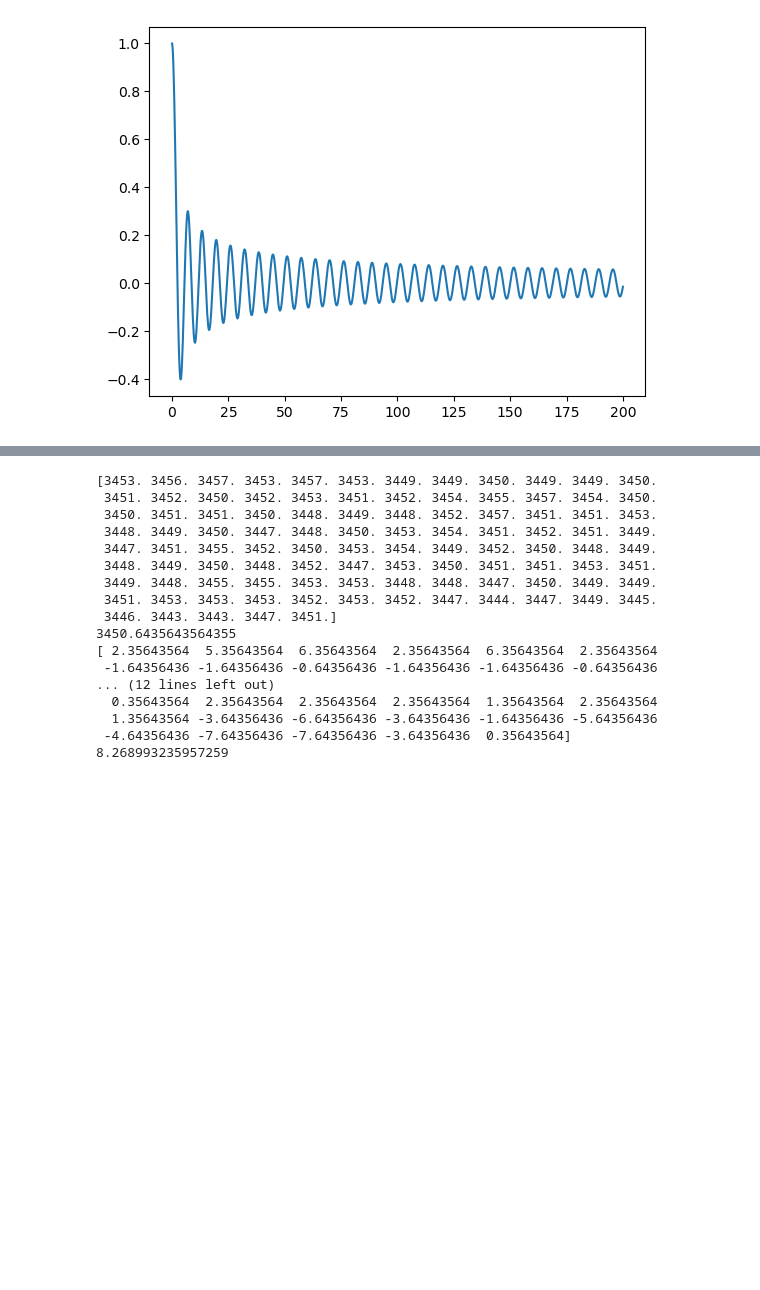
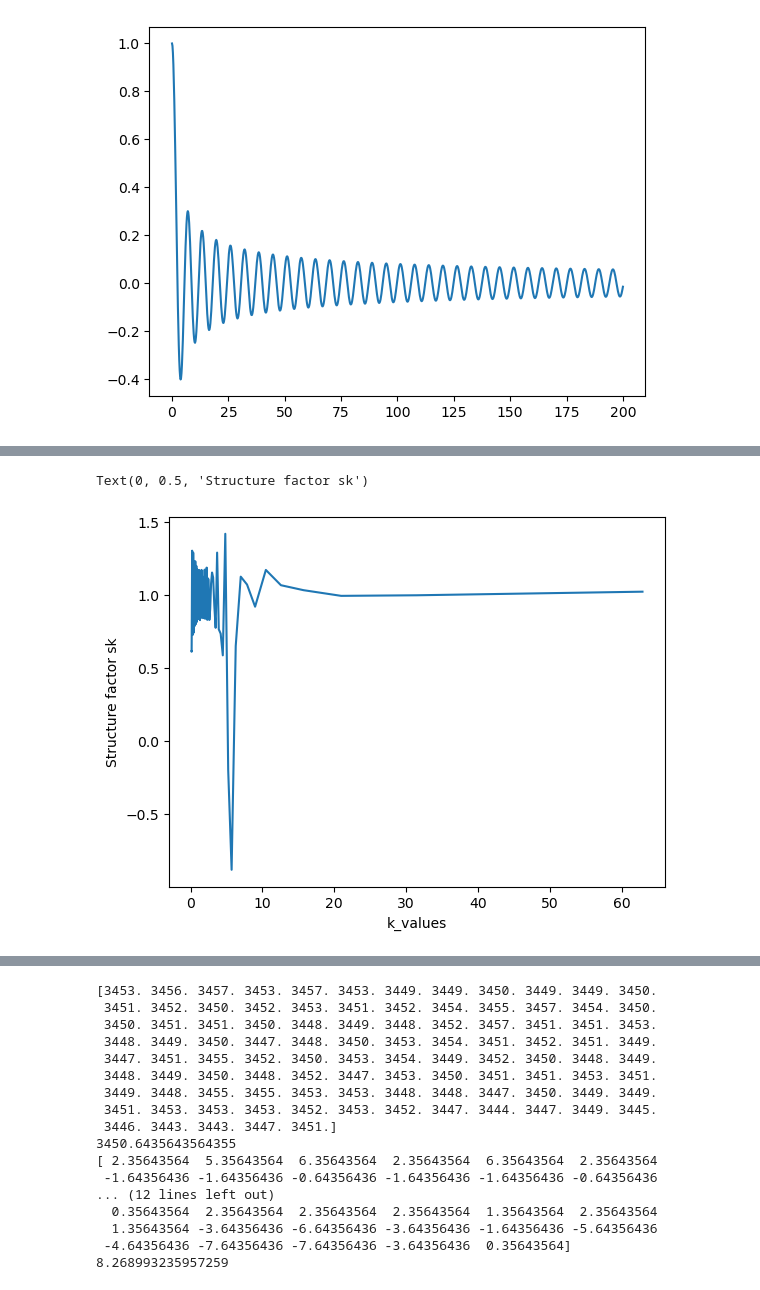
Before and after one commit to xianyang316/Hyperuniformity_simulation, a Jupyter notebook: code/calc_test.ipynb, the cells around one changed output, grey strips where cells are left out. Saved outputs shown, nothing was run; the diff lists cells and outputs as text; code cells hidden in the pictures; blank space fills up the shorter version.

```diff
--- a/code/calc_test.ipynb
+++ b/code/calc_test.ipynb
@@ -173,0 +189,7 @@ print(k_values, sk)
+# %%
+plt.plot(k_values[k_values>0], sk[k_values>0])
+plt.xlabel("k_values")
+plt.ylabel("Structure factor sk")
+# %% [output]
+Text(0, 0.5, 'Structure factor sk')
+[figure, added]
```
Also changed, not shown: parts of 9 cells of this notebook, 2 other files.
